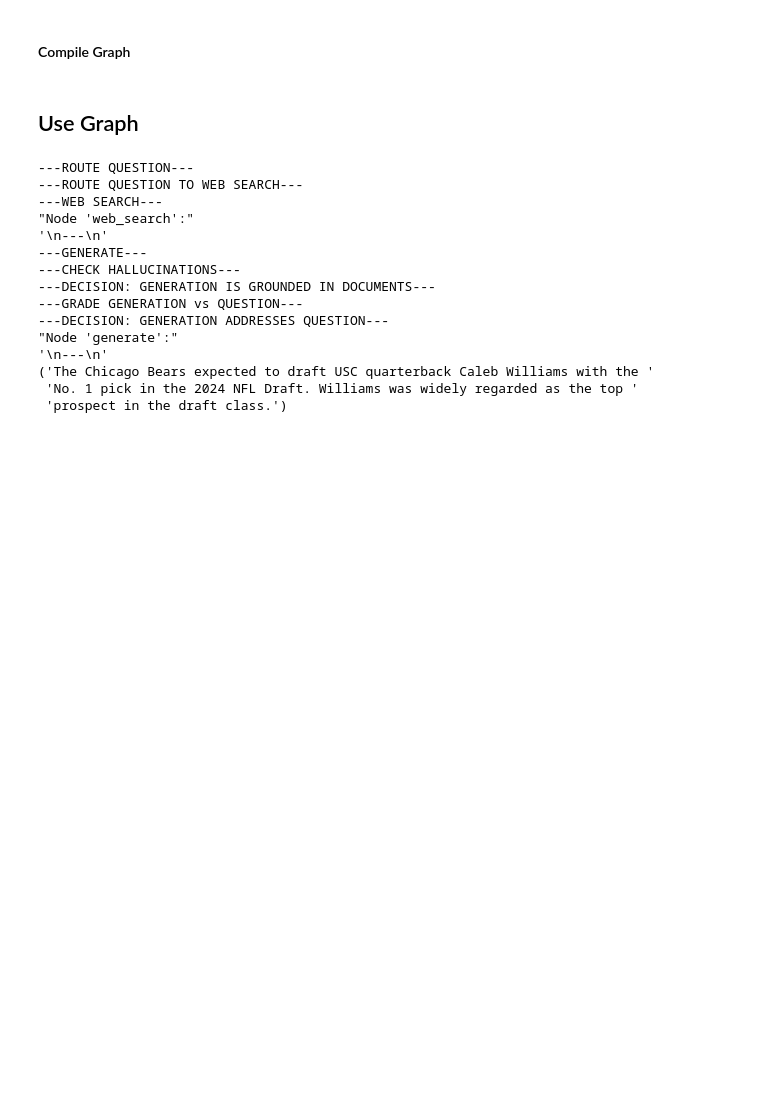
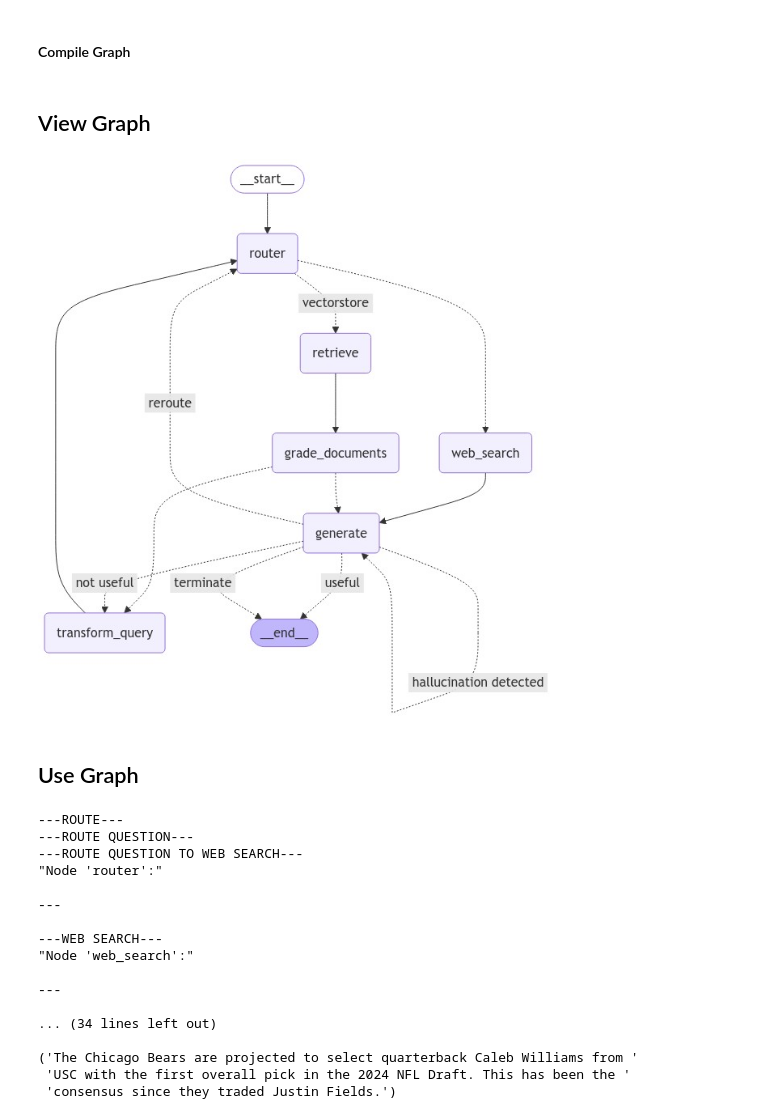
Before and after one commit to PaperArmada/langgraph-exploration, a Jupyter notebook: adaptive_rag.ipynb, the cells around one changed output. Cells and saved outputs as stored; diff of their text form; code cells hidden in the pictures; blank space fills up the shorter version.

Commit message:
Refactored graph to reroute when retrieved content isn't a good match, avoiding getting stuck in an infinite loop of vectorstore retrievals. Added configuration parameter for number of retries.

```diff
--- a/adaptive_rag.ipynb
+++ b/adaptive_rag.ipynb
@@ -67,9 +67,9 @@ structured_llm_router = llm.with_structured_output(RouteQuery)
 # %% [markdown]
 #### Prompt
 # %%
-system = """You are an expert at routing a user question to a vectore or web search.
-The vectorstore contains documents related to agents, prompt engineering, and adversarial attacks.
-Use the vectorstore for questions on these topics. Otherwise, use web-search."""
+system = """You are responsible for accurate routing of a user question to either a vectorstore or web search.
+If the question is related to the topics of AI agents, prompt engineering, and adversarial attacks, route to the vectorstore.
+For any other topics, use web-search."""
 route_prompt = ChatPromptTemplate.from_messages(
     [
         ("system", system),
@@ -461,22 +495,33 @@ def grade_generation_v_documents_and_question(state):
     )
     grade = score.binary_score
 
-    # Check hallucinations
+    # Check for hallucinations
     if grade == "yes":
         print("---DECISION: GENERATION IS GROUNDED IN DOCUMENTS---")
+
         # Check question-answering
         print("---GRADE GENERATION vs QUESTION---")
         score = answer_grader.invoke({"question": question, "generation": generation})
         grade = score.binary_score
+
         if grade == "yes":
             print("---DECISION: GENERATION ADDRESSES QUESTION---")
             return "useful"
         else:
             print("---DECISION: GENERATION DOES NOT ADDRESS QUESTION---")
-            return "not useful"
+            state["generation_failures"] = state.get("generation_failures", 0) + 1
+            if state["generation_failures"] >= state["max_retries"]:
+                print("---RETRY LIMIT REACHED: TERMINATING---")
+                return "terminate"
+            elif state["generation_failures"] % 3 == 0:
+                print("---CONSECUTIVE FAILURES LIMIT REACHED: REROUTING---")
+                state["fallback_message"] = "Failed to generate a proper response after several attempts. Rerouting."
+                return "reroute"
+            return "not useful"  # Retry or rephrase the query
     else:
+        # Hallucination
         print("---DECISION: GENERATION IS NOT GROUNDED IN DOCUMENTS; RE-TRY---")
-        return "not supported"
+        return "hallucination detected"  # Retry generation
 # %% [markdown]
 #### Compile Graph
 # %%
@@ -485,6 +530,7 @@ from langgraph.graph import END, StateGraph, START
 workflow = StateGraph(GraphState)
 
 # Define the nodes
+workflow.add_node("router", router)
 workflow.add_node("web_search", web_search)
 workflow.add_node("retrieve", retrieve)
 workflow.add_node("grade_documents", grade_documents)
@@ -492,8 +538,9 @@ workflow.add_node("generate", generate)
 workflow.add_node("transform_query", transform_query)
 
 # Build graph
+workflow.add_edge(START, "router")
 workflow.add_conditional_edges(
-    START,
+    "router",
     route_question,
     {
         "web_search": "web_search",
@@ -510,19 +557,32 @@ workflow.add_conditional_edges(
             "generate": "generate",
     },
 )
-workflow.add_edge("transform_query", "retrieve")
+workflow.add_edge("transform_query", "router")
 workflow.add_conditional_edges(
     "generate",
     grade_generation_v_documents_and_question,
     {
-            "not supported": "generate",
+            "hallucination detected": "generate",
             "useful": END,
-            "not useful": "transform_query"
+            "not useful": "transform_query",
+            "terminate": END,
+            "reroute": "router",
     },
 )
 
 # Compile
 app = workflow.compile()
+# %% [markdown]
+## View Graph
+# %%
+from IPython.display import Image, display
+
+try:
+    display(Image(app.get_graph().draw_mermaid_png()))
+except Exception as e:
+    pass
+# %% [output]
+[figure, added]
 # %% [markdown]
 ## Use Graph
 # %%
@@ -530,7 +590,8 @@ from pprint import pprint
 
 # Run
 inputs = {
-    "question": "What player at the Bears expected to draft first in the 2024 NFL draft?"
+    "question": "What player at the Bears expected to draft first in the 2024 NFL draft?",
+    "max_retries": 5,
 }
 for output in app.stream(inputs):
     for key, value in output.items():
@@ -538,23 +599,25 @@ for output in app.stream(inputs):
         pprint(f"Node '{key}':")
         # Optional: print full state at each node
         # pprint.pprint(value["keys"], indent=2, width=80, depth=None)
-    pprint("\n---\n")
+    print("\n---\n")
 
 # Final generation
 pprint(value["generation"])
 # %% [output]
+---ROUTE---
 ---ROUTE QUESTION---
 ---ROUTE QUESTION TO WEB SEARCH---
+"Node 'router':"
+
+---
+
 ---WEB SEARCH---
 "Node 'web_search':"
-'\n---\n'
----GENERATE---
----CHECK HALLUCINATIONS---
----DECISION: GENERATION IS GROUNDED IN DOCUMENTS---
----GRADE GENERATION vs QUESTION---
----DECISION: GENERATION ADDRESSES QUESTION---
-"Node 'generate':"
-'\n---\n'
-('The Chicago Bears expected to draft USC quarterback Caleb Williams with the '
- 'No. 1 pick in the 2024 NFL Draft. Williams was widely regarded as the top '
- 'prospect in the draft class.')
+
+---
+
+... (34 lines left out)
+
+('The Chicago Bears are projected to select quarterback Caleb Williams from '
+ 'USC with the first overall pick in the 2024 NFL Draft. This has been the '
+ 'consensus since they traded Justin Fields.')
```
Also changed, not shown: parts of 7 cells of this notebook.
